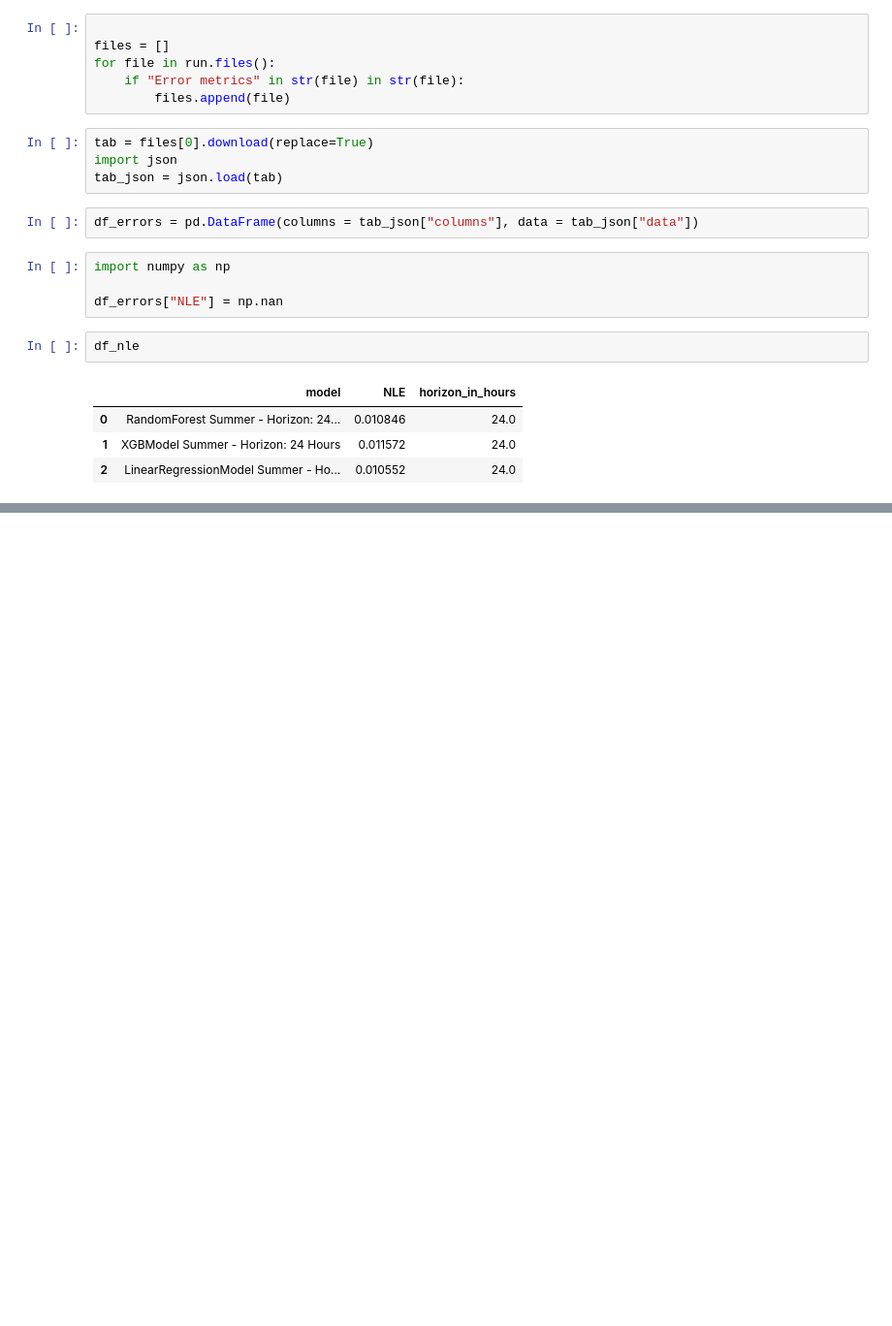
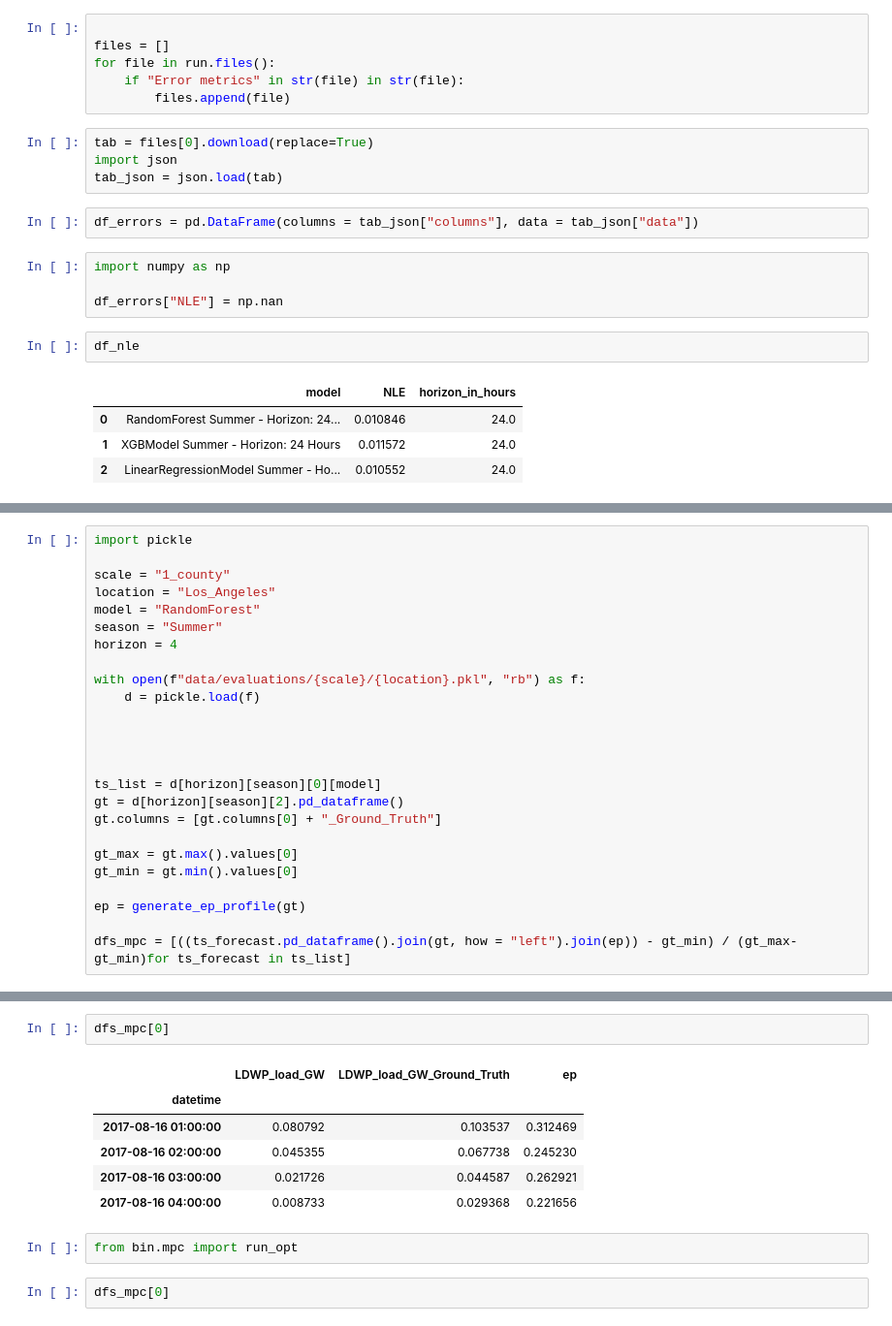
Before and after one commit to NikolausHouben/City-Scale-Electricity-Use-Prediction, a Jupyter notebook: test.ipynb, the cells around one changed output, grey strips where cells are left out. Shown: that part at 97% size. Drawn from its saved outputs; the diff is of its cells as text; blank space fills up the shorter version.

Commit message:
new net load error module(unfinished)

```diff
--- a/test.ipynb
+++ b/test.ipynb
@@ -155,0 +160,25 @@ pd.merge(df_errors, df_nle, on=["model", "horizon_in_hours", "NLE"], how="left")
+# %%
+import pickle
+
+scale = "1_county"
+location = "Los_Angeles"
+model = "RandomForest"
+season = "Summer"
+horizon = 4
+
+with open(f"data/evaluations/{scale}/{location}.pkl", "rb") as f:
+    d = pickle.load(f)
+
+
+
+
+ts_list = d[horizon][season][0][model]
+gt = d[horizon][season][2].pd_dataframe()
+gt.columns = [gt.columns[0] + "_Ground_Truth"]
+
+gt_max = gt.max().values[0]
+gt_min = gt.min().values[0]
+
+ep = generate_ep_profile(gt)
+
+dfs_mpc = [((ts_forecast.pd_dataframe().join(gt, how = "left").join(ep)) - gt_min) / (gt_max-gt_min)for ts_forecast in ts_list]
@@ -155,0 +209,13 @@ pd.merge(df_errors, df_nle, on=["model", "horizon_in_hours", "NLE"], how="left")
+# %%
+dfs_mpc[0]
+# %% [output]
+|  | LDWP_load_GW | LDWP_load_GW_Ground_Truth | ep |
+| datetime |  |  |  |
+| 2017-08-16 01:00:00 | 0.080792 | 0.103537 | 0.312469 |
+| 2017-08-16 02:00:00 | 0.045355 | 0.067738 | 0.245230 |
+| 2017-08-16 03:00:00 | 0.021726 | 0.044587 | 0.262921 |
+| 2017-08-16 04:00:00 | 0.008733 | 0.029368 | 0.221656 |
+# %%
+from bin.mpc import run_opt
+# %%
+dfs_mpc[0]
```
Also changed, not shown: parts of 4 cells of this notebook, 7 other files.
